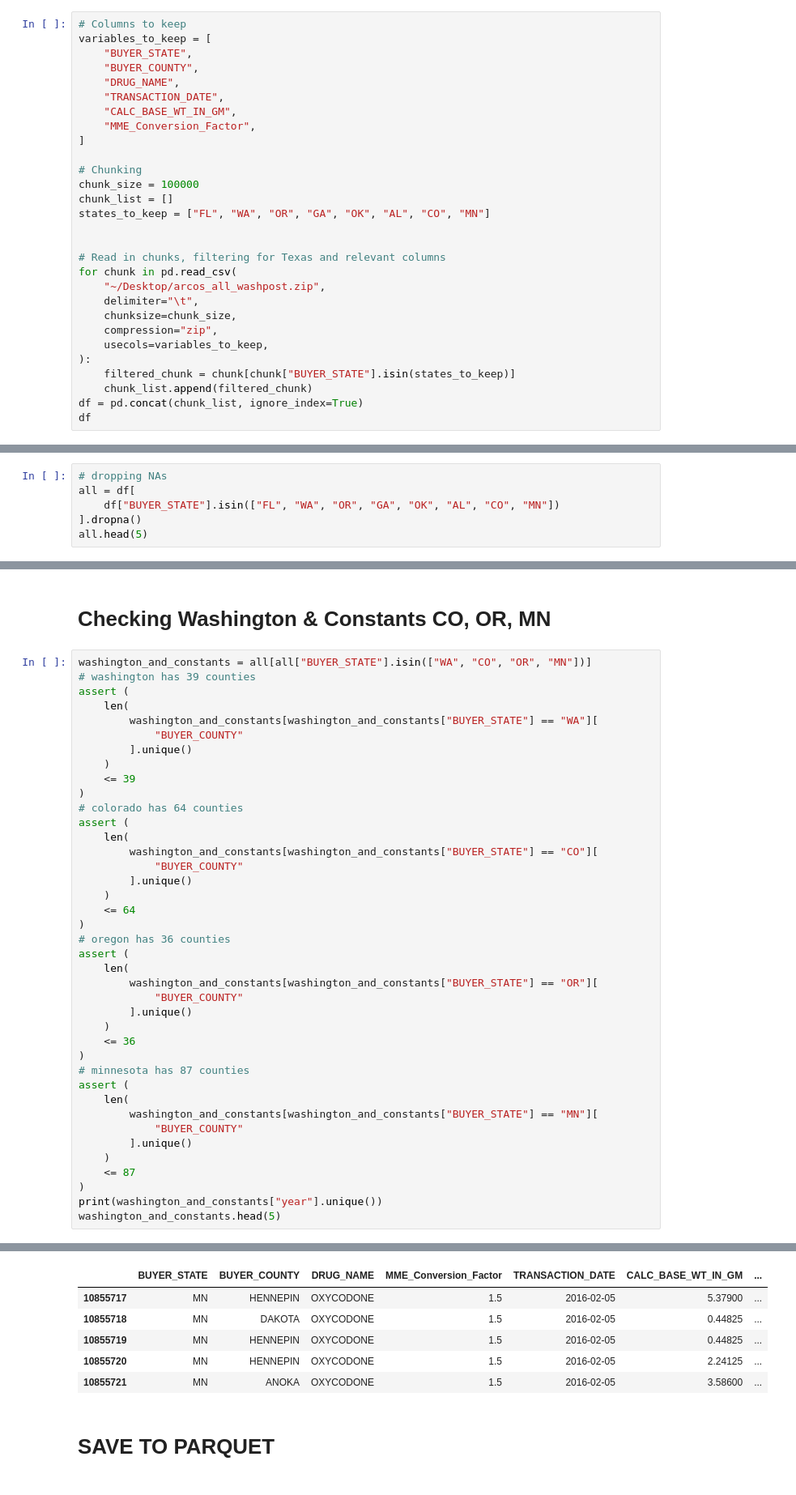
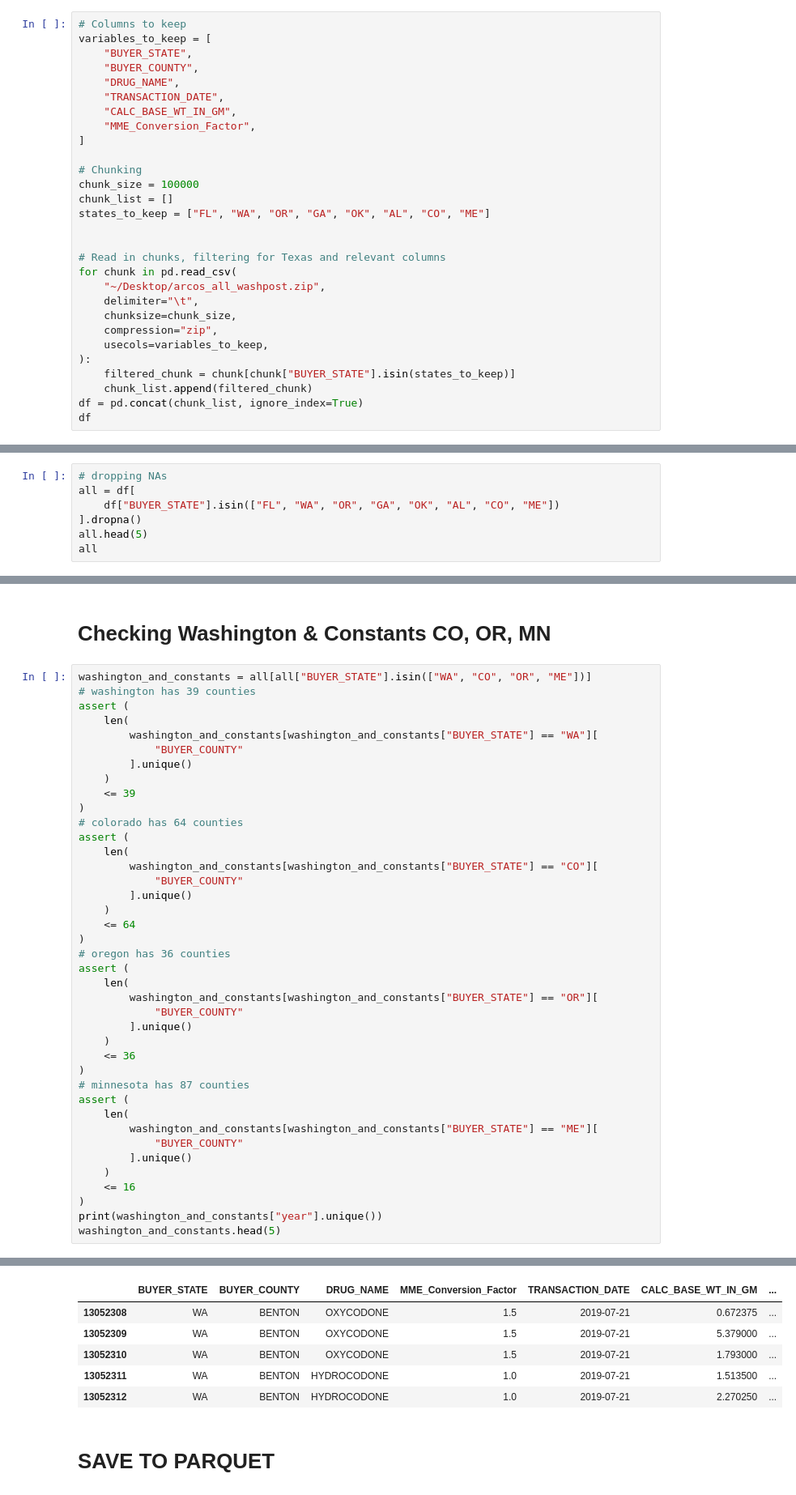
Before and after one commit to MIDS-at-Duke/opioids-2024-data-queens-king, a Jupyter notebook: Calc Opioid Shipments.ipynb, the cells around one changed output, grey strips where cells are left out. Shown at 81% size. Saved outputs shown, nothing was run; the diff lists cells and outputs as text.

```diff
--- a/Calc Opioid Shipments.ipynb
+++ b/Calc Opioid Shipments.ipynb
@@ -39,7 +39,7 @@ variables_to_keep = [
 # Chunking
 chunk_size = 100000
 chunk_list = []
-states_to_keep = ["FL", "WA", "OR", "GA", "OK", "AL", "CO", "MN"]
+states_to_keep = ["FL", "WA", "OR", "GA", "OK", "AL", "CO", "ME"]
 
 
 # Read in chunks, filtering for Texas and relevant columns
@@ -73,9 +73,10 @@ df
 # %%
 # dropping NAs
 all = df[
-    df["BUYER_STATE"].isin(["FL", "WA", "OR", "GA", "OK", "AL", "CO", "MN"])
+    df["BUYER_STATE"].isin(["FL", "WA", "OR", "GA", "OK", "AL", "CO", "ME"])
 ].dropna()
 all.head(5)
+all
 # %% [output]
 |  | BUYER_STATE | BUYER_COUNTY | DRUG_NAME | MME_Conversion_Factor | TRANSACTION_DATE | CALC_BASE_WT_IN_GM |
 | 0 | GA | RICHMOND | OXYCODONE | 1.5 | 2019-06-19 | 1.344750 |
@@ -180,7 +188,7 @@ florida_and_constants.head(5)
 # %% [markdown]
 # Checking Washington & Constants CO, OR, MN
 # %%
-washington_and_constants = all[all["BUYER_STATE"].isin(["WA", "CO", "OR", "MN"])]
+washington_and_constants = all[all["BUYER_STATE"].isin(["WA", "CO", "OR", "ME"])]
 # washington has 39 counties
 assert (
     len(
@@ -211,11 +219,11 @@ assert (
 # minnesota has 87 counties
 assert (
     len(
-        washington_and_constants[washington_and_constants["BUYER_STATE"] == "MN"][
+        washington_and_constants[washington_and_constants["BUYER_STATE"] == "ME"][
             "BUYER_COUNTY"
         ].unique()
     )
-    <= 87
+    <= 16
 )
 print(washington_and_constants["year"].unique())
 washington_and_constants.head(5)
@@ -224,9 +232,9 @@ washington_and_constants.head(5)
 |  | BUYER_STATE | BUYER_COUNTY | DRUG_NAME | MME_Conversion_Factor | TRANSACTION_DATE | CALC_BASE_WT_IN_GM | ... |
-| 10855717 | MN | HENNEPIN | OXYCODONE | 1.5 | 2016-02-05 | 5.37900 | ... |
-| 10855718 | MN | DAKOTA | OXYCODONE | 1.5 | 2016-02-05 | 0.44825 | ... |
-| 10855719 | MN | HENNEPIN | OXYCODONE | 1.5 | 2016-02-05 | 0.44825 | ... |
-| 10855720 | MN | HENNEPIN | OXYCODONE | 1.5 | 2016-02-05 | 2.24125 | ... |
-| 10855721 | MN | ANOKA | OXYCODONE | 1.5 | 2016-02-05 | 3.58600 | ... |
+| 13052308 | WA | BENTON | OXYCODONE | 1.5 | 2019-07-21 | 0.672375 | ... |
+| 13052309 | WA | BENTON | OXYCODONE | 1.5 | 2019-07-21 | 5.379000 | ... |
+| 13052310 | WA | BENTON | OXYCODONE | 1.5 | 2019-07-21 | 1.793000 | ... |
+| 13052311 | WA | BENTON | HYDROCODONE | 1.0 | 2019-07-21 | 1.513500 | ... |
+| 13052312 | WA | BENTON | HYDROCODONE | 1.0 | 2019-07-21 | 2.270250 | ... |
 # %% [markdown]
 # SAVE TO PARQUET
 # %%
```
Also changed, not shown: parts of 4 cells of this notebook, 1 other file.
